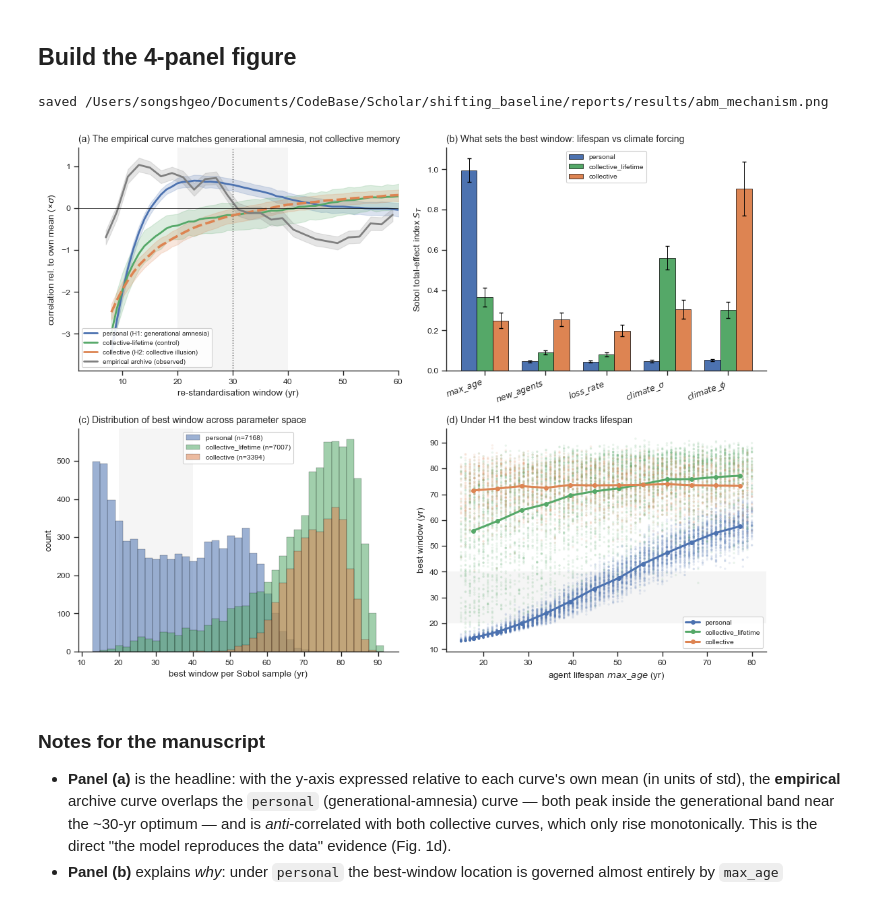
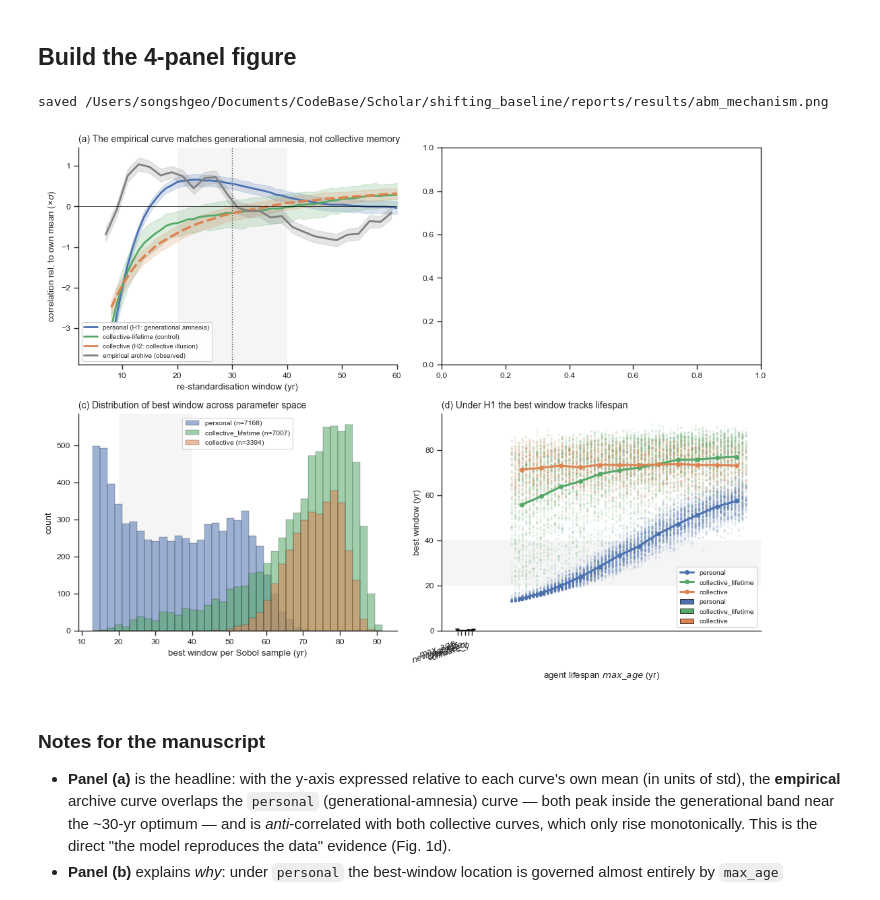
Before and after one commit to SongshGeo/shifting_baseline, a Jupyter notebook: reports/abm_mechanism.ipynb, the cells around one changed output. Saved outputs shown, nothing was run; the diff lists cells and outputs as text; code cells hidden in the pictures.

```diff
--- a/reports/abm_mechanism.ipynb
+++ b/reports/abm_mechanism.ipynb
@@ -300,7 +300,7 @@ shape r  empirical vs collective            : -0.677
 ## Build the 4-panel figure
 # %%
 fig, axes = plt.subplots(2, 2, figsize=(11, 8.4))
-axA, axB, axC, axD = axes.ravel()
+axB, axD, axC, axD = axes.ravel()
 
 
 def band(ax, with_opt=True):
@@ -310,7 +310,7 @@ def band(ax, with_opt=True):
 
 
 # --- (a) normalised correlation curves + empirical overlay ------------------
-band(axA)
+band(axB)
 sns.lineplot(
     data=allc,
     x="window",
@@ -318,27 +318,27 @@ sns.lineplot(
     hue="curve",
     hue_order=CURVE_ORDER,
     palette=COLORS,
-    ax=axA,
+    ax=axB,
     lw=2,
     estimator="mean",
     errorbar=("ci", 95),
 )
 # thicken + dash the empirical line so it reads as 'data, not model'
-for line, cv in zip(axA.get_lines(), CURVE_ORDER):
+for line, cv in zip(axB.get_lines(), CURVE_ORDER):
     if cv == "empirical":
         line.set_linewidth(2.6)
         line.set_linestyle((0, (4, 1.5)))
-axA.axhline(0, color="black", lw=0.5)
-axA.set_xlim(2, 60)
-axA.set_xlabel("re-standardisation window (yr)")
-axA.set_ylabel("correlation rel. to own mean (×$\\sigma$)")
-axA.set_title(
+axB.axhline(0, color="black", lw=0.5)
+axB.set_xlim(2, 60)
+axB.set_xlabel("re-standardisation window (yr)")
+axB.set_ylabel("correlation rel. to own mean (×$\\sigma$)")
+axB.set_title(
     "(a) The empirical curve matches generational amnesia, not collective memory",
     fontsize=10,
     loc="left",
 )
-h, lab = axA.get_legend_handles_labels()
-axA.legend(
+h, lab = axB.get_legend_handles_labels()
+axB.legend(
     [h[lab.index(c)] for c in CURVE_ORDER],
     [LABELS[c] for c in CURVE_ORDER],
     fontsize=7,
@@ -350,7 +350,7 @@ axA.legend(
 x = np.arange(len(PARAM_ORDER))
 w = 0.26
 for i, bl in enumerate(ORDER):
-    axB.bar(
+    axD.bar(
         x + (i - 1) * w,
         st[bl].values,
         w,
@@ -362,16 +362,16 @@ for i, bl in enumerate(ORDER):
         label=bl,
         error_kw={"elinewidth": 0.7},
     )
-axB.set_xticks(x)
-axB.set_xticklabels([PARAM_TEX[p] for p in PARAM_ORDER], rotation=20, ha="right")
-axB.set_ylabel("Sobol total-effect index $S_T$")
-axB.set_title(
+axD.set_xticks(x)
+axD.set_xticklabels([PARAM_TEX[p] for p in PARAM_ORDER], rotation=20, ha="right")
+axD.set_ylabel("Sobol total-effect index $S_T$")
+axD.set_title(
     "(b) What sets the best window: lifespan vs climate forcing",
     fontsize=10,
     loc="left",
 )
-axB.axhline(0, color="black", lw=0.5)
-axB.legend(fontsize=7.5, framealpha=0.9)
+axD.axhline(0, color="black", lw=0.5)
+axD.legend(fontsize=7.5, framealpha=0.9)
 
 # --- (c) response distribution of best window -------------------------------
 allv = np.concatenate([raw[bl]["peak_window_mean"].dropna().values for bl in ORDER])
@@ -407,35 +407,35 @@ for bl in ORDER:
         color=COLORS[bl],
         edgecolor="none",
         zorder=2,
     )
     edges = np.linspace(d["max_age"].min(), d["max_age"].max(), nb_bins + 1)
     centers = 0.5 * (edges[:-1] + edges[1:])
     idx = np.clip(np.digitize(d["max_age"], edges) - 1, 0, nb_bins - 1)
     ybin = [
         d["peak_window_mean"].values[idx == k].mean() if (idx == k).any() else np.nan
         for k in range(nb_bins)
     ]
     axD.plot(
         centers, ybin, color=COLORS[bl], lw=2.2, marker="o", ms=4, label=bl, zorder=4
     )
 axD.axhspan(*GEN_BAND, color="grey", alpha=0.08, lw=0)
 axD.set_xlabel(r"agent lifespan $max\_age$ (yr)")
 axD.set_ylabel("best window (yr)")
 axD.set_title("(d) Under H1 the best window tracks lifespan", fontsize=10, loc="left")
 axD.legend(fontsize=7.5, framealpha=0.9)
 
-for ax in (axA, axB, axC, axD):
+for ax in (axB, axD, axC, axD):
     sns.despine(ax=ax)
 fig.tight_layout()
 
 OUT = REPO / "reports/results/abm_mechanism.png"
 OUT.parent.mkdir(parents=True, exist_ok=True)
 fig.savefig(OUT, dpi=200, bbox_inches="tight")
 fig.savefig(OUT.with_suffix(".pdf"), bbox_inches="tight")
 print("saved", OUT)
 # %% [output]
 saved /Users/songshgeo/Documents/CodeBase/Scholar/shifting_baseline/reports/results/abm_mechanism.png
-[figure, old version]
+[figure, new version]
 # %% [markdown]
 ### Notes for the manuscript
 
```
Also changed, not shown: parts of 2 cells of this notebook, 2 other files.
